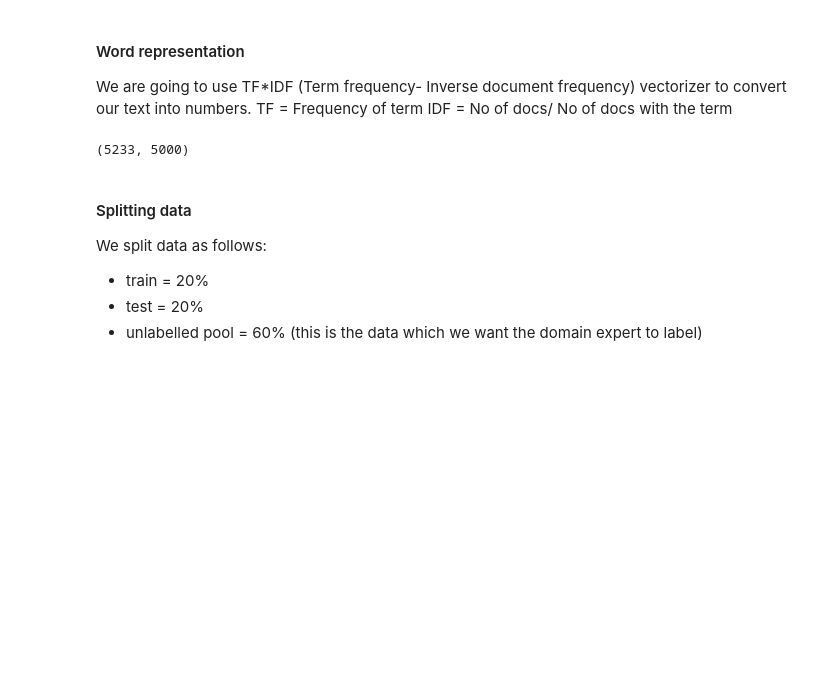
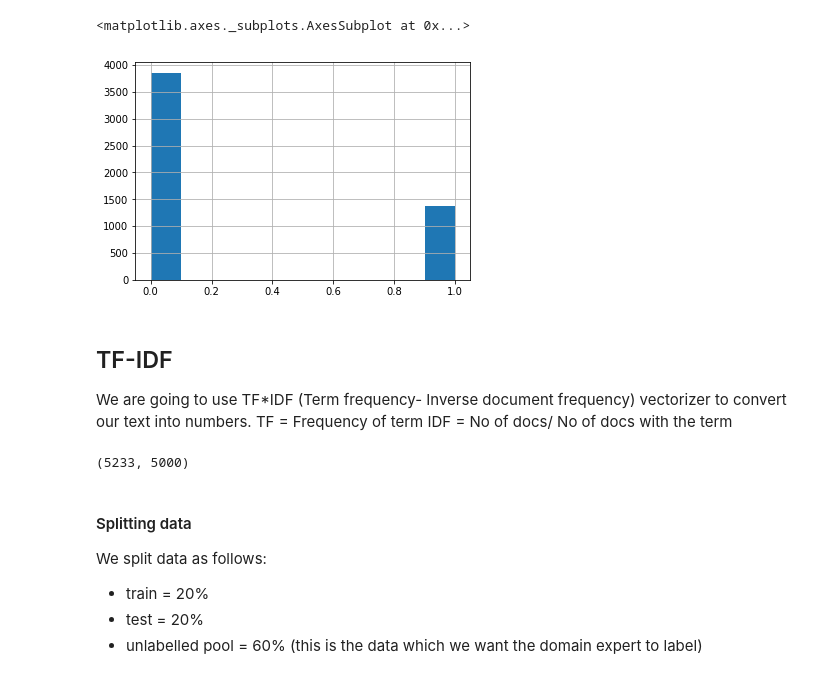
Before and after one commit to sahithyaravi/explainableML, a Jupyter notebook: notebooks/guided_training.ipynb, the cells around one changed output. Drawn from its saved outputs; the diff is of its cells as text; code cells hidden in the pictures; blank space fills up the shorter version.

```diff
--- a/notebooks/guided_training.ipynb
+++ b/notebooks/guided_training.ipynb
@@ -43 +38,6 @@ go.Figure(data=[go.Histogram(x=df['label'])], layout=go.Layout(height=300, width
+# %%
+df['label'].hist()
+# %% [output]
+<matplotlib.axes._subplots.AxesSubplot at 0x...>
+[figure, added]
 # %%
@@ -45,6 +45,6 @@ x = df['text'].values
 y = df['label'].values
 # %% [markdown]
-#### Word representation
+## TF-IDF
 We are going to use TF*IDF (Term frequency- Inverse document frequency) vectorizer to convert our text into numbers.
 TF = Frequency of term
 IDF = No of docs/ No of docs with the term
```
Also changed, not shown: parts of 25 cells of this notebook, 14 other files.
